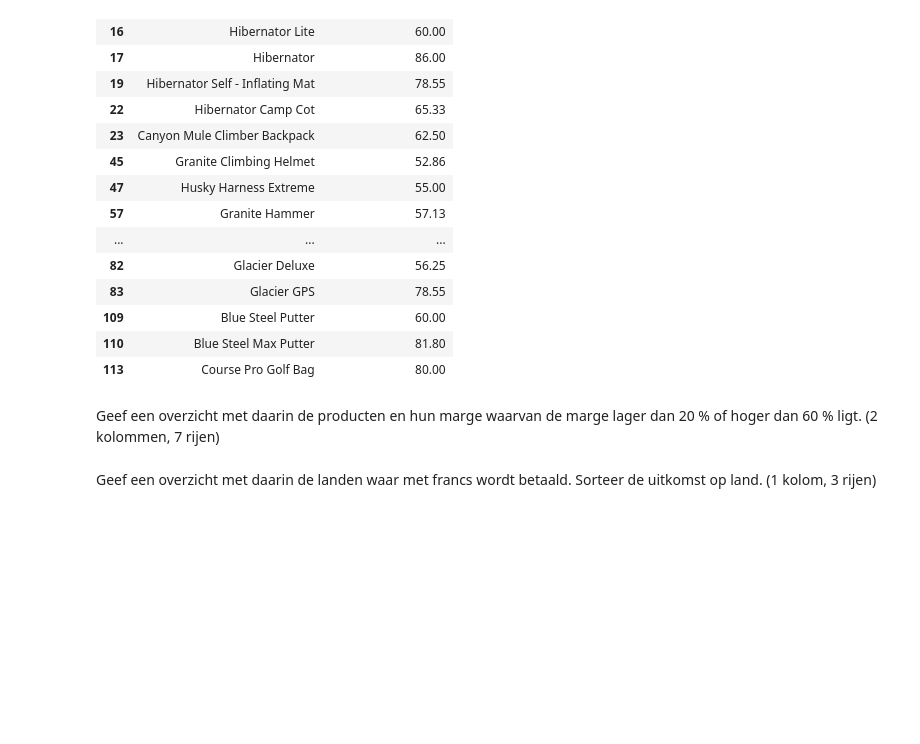
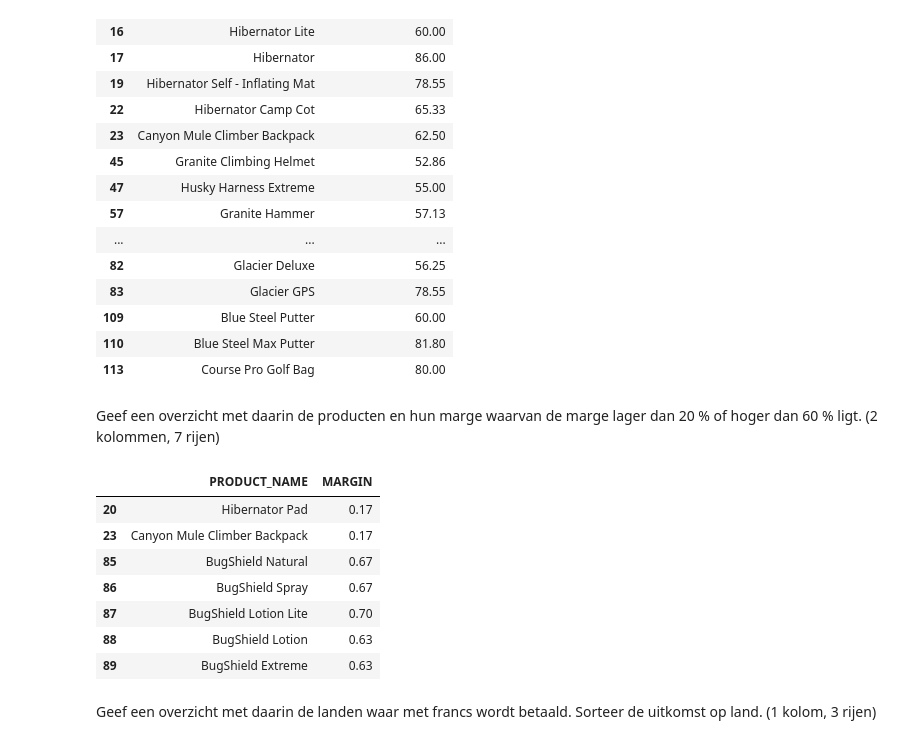
Before and after one commit to RobbertSchwarze/SEM4Robbert, a Jupyter notebook: DEAI - Pythonweek WC Dataselectie met pandas/Opdrachten.ipynb, the cells around one changed output. Saved outputs shown, nothing was run; the diff lists cells and outputs as text; code cells hidden in the pictures; blank space fills up the shorter version.

Commit message:
marge lager dan 20% of hoger dan 60%

```diff
--- a/DEAI - Pythonweek WC Dataselectie met pandas/Opdrachten.ipynb
+++ b/DEAI - Pythonweek WC Dataselectie met pandas/Opdrachten.ipynb
@@ -164,6 +164,25 @@ product.loc[(product_kosten_hoger_lager), ['PRODUCT_NAME', 'PRODUCTION_COST']]
 | 113 | Course Pro Golf Bag | 80.00 |
 # %% [markdown]
 Geef een overzicht met daarin de producten en hun marge waarvan de marge lager dan 20 % of hoger dan 60 % ligt. (2 kolommen, 7 rijen)
+# %%
+#1. Lees de query in om een variabele te maken
+#2. Maak een boolean waar marge < 20% of hoger dan 60%
+#3. gebruik .loc[(boolean), ['kolommen']]
+
+product = pd.read_sql(select_all_product, conn)
+
+marge_hoger_lager = ((product['MARGIN'] < 0.2)) | ((product['MARGIN'] > 0.6))
+
+product.loc[marge_hoger_lager, ['PRODUCT_NAME', 'MARGIN']]
+# %% [output]
+|  | PRODUCT_NAME | MARGIN |
+| 20 | Hibernator Pad | 0.17 |
+| 23 | Canyon Mule Climber Backpack | 0.17 |
+| 85 | BugShield Natural | 0.67 |
+| 86 | BugShield Spray | 0.67 |
+| 87 | BugShield Lotion Lite | 0.70 |
+| 88 | BugShield Lotion | 0.63 |
+| 89 | BugShield Extreme | 0.63 |
 # %% [markdown]
 Geef een overzicht met daarin de landen waar met francs wordt betaald. Sorteer de uitkomst op land.  (1 kolom, 3 rijen)
 # %% [markdown]
```
